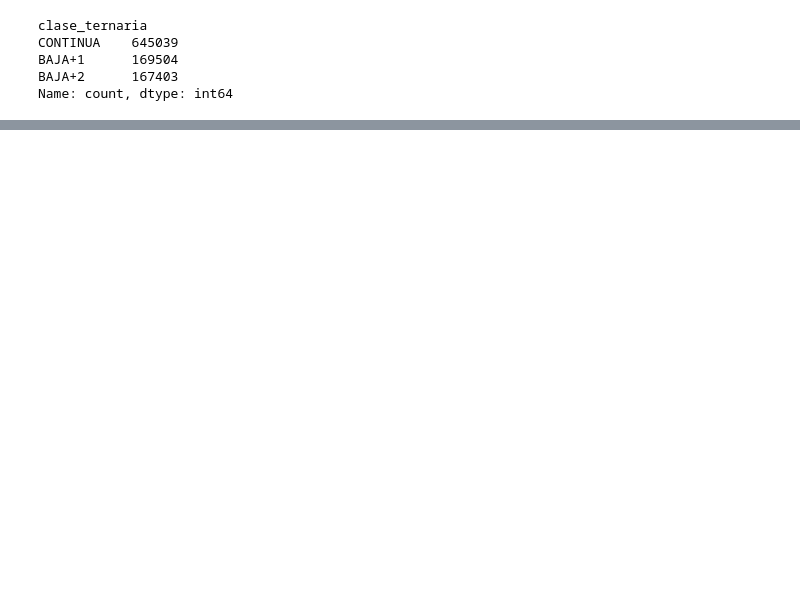
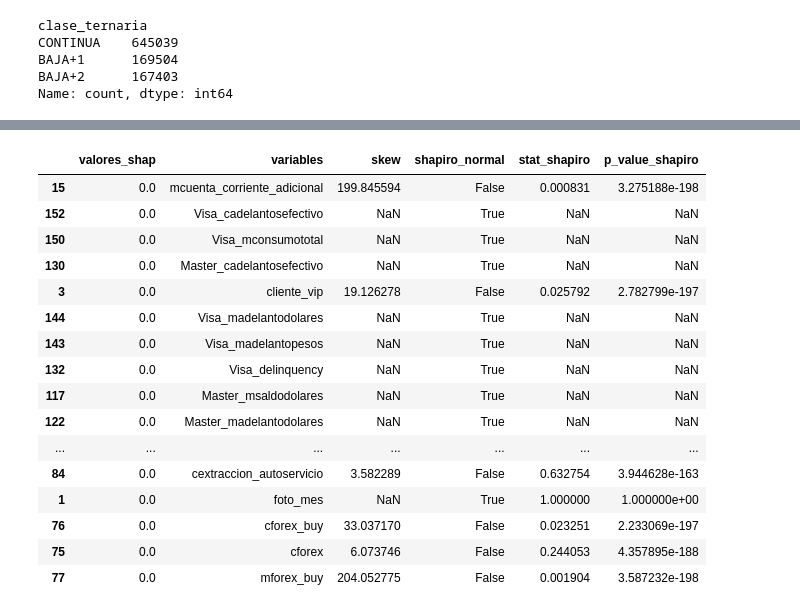
Before and after one commit to N-Alba-DS/dmeyf2024, a Jupyter notebook: Modelos/experimento.ipynb, the cells around one changed output, grey strips where cells are left out. Saved outputs shown, nothing was run; the diff lists cells and outputs as text; code cells hidden in the pictures; blank space fills up the shorter version.

```diff
--- a/Modelos/experimento.ipynb
+++ b/Modelos/experimento.ipynb
@@ -634,0 +319,4 @@ entrega = df_resultado.to_csv(r"C:\Users\Admin\Desktop\replicabilidad_competenci
+# %%
+df_trazas_shap = importancia_shap[importancia_shap['valores_shap'] == 0]
+# %%
+lista = df_trazas_shap['variables'].to_list()
@@ -634,0 +325,9 @@ entrega = df_resultado.to_csv(r"C:\Users\Admin\Desktop\replicabilidad_competenci
+# %%
+from scipy.stats import skew
+
+# asimetria = skew(df['variable'])
+valores_skew = []
+for variable in lista:
+    asimetria = skew(X_train[variable])
+    valores_skew.append(asimetria)
+df_trazas_shap['skew'] = valores_skew
@@ -634,0 +418,20 @@ entrega = df_resultado.to_csv(r"C:\Users\Admin\Desktop\replicabilidad_competenci
+# %%
+df_trazas_shap
+# %% [output]
+|  | valores_shap | variables | skew | shapiro_normal | stat_shapiro | p_value_shapiro |
+| 15 | 0.0 | mcuenta_corriente_adicional | 199.845594 | False | 0.000831 | 3.275188e-198 |
+| 152 | 0.0 | Visa_cadelantosefectivo | NaN | True | NaN | NaN |
+| 150 | 0.0 | Visa_mconsumototal | NaN | True | NaN | NaN |
+| 130 | 0.0 | Master_cadelantosefectivo | NaN | True | NaN | NaN |
+| 3 | 0.0 | cliente_vip | 19.126278 | False | 0.025792 | 2.782799e-197 |
+| 144 | 0.0 | Visa_madelantodolares | NaN | True | NaN | NaN |
+| 143 | 0.0 | Visa_madelantopesos | NaN | True | NaN | NaN |
+| 132 | 0.0 | Visa_delinquency | NaN | True | NaN | NaN |
+| 117 | 0.0 | Master_msaldodolares | NaN | True | NaN | NaN |
+| 122 | 0.0 | Master_madelantodolares | NaN | True | NaN | NaN |
+| ... | ... | ... | ... | ... | ... | ... |
+| 84 | 0.0 | cextraccion_autoservicio | 3.582289 | False | 0.632754 | 3.944628e-163 |
+| 1 | 0.0 | foto_mes | NaN | True | 1.000000 | 1.000000e+00 |
+| 76 | 0.0 | cforex_buy | 33.037170 | False | 0.023251 | 2.233069e-197 |
+| 75 | 0.0 | cforex | 6.073746 | False | 0.244053 | 4.357895e-188 |
+| 77 | 0.0 | mforex_buy | 204.052775 | False | 0.001904 | 3.587232e-198 |
```
Also changed, not shown: parts of 87 cells of this notebook.
